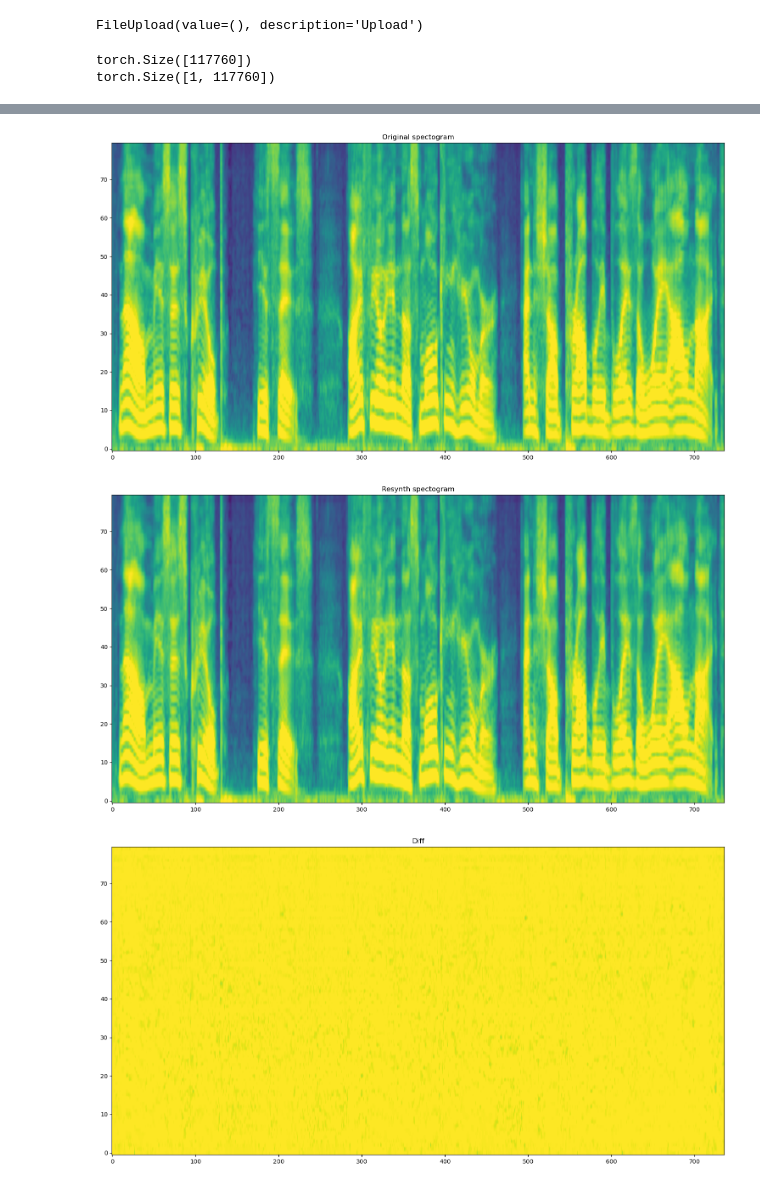
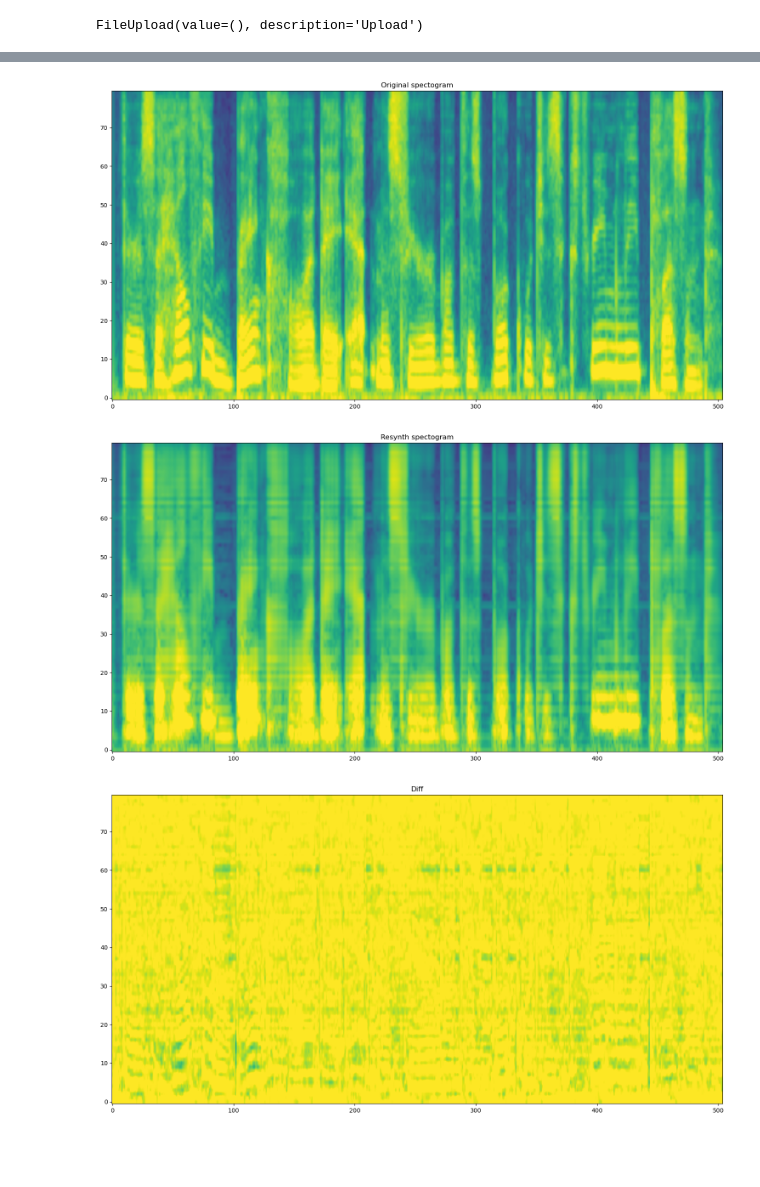
Before and after one commit to ex3ndr/supervoice-vocoder-hifigan, a Jupyter notebook: evaluate.ipynb, the cells around one changed output, grey strips where cells are left out. Saved outputs shown, nothing was run; the diff lists cells and outputs as text; code cells hidden in the pictures; blank space fills up the shorter version.

```diff
--- a/evaluate.ipynb
+++ b/evaluate.ipynb
@@ -22,8 +22,10 @@ from dataset import spectogram, load_mono_audio
 # Parameters
 device = torch.device('cpu')
 vocoder_resblock = "1"
-vocoder_upsample_rates = [5,4,4,2]
-vocoder_upsample_kernel_sizes = [11,8,8,4]
+# vocoder_upsample_rates = [5,4,4,2]
+# vocoder_upsample_kernel_sizes = [11,8,8,4]
+vocoder_upsample_rates = [8,5,3,2]
+vocoder_upsample_kernel_sizes = [16,9,5,4]
 vocoder_upsample_initial_channel = 512
 vocoder_resblock_kernel_sizes = [3,7,11]
 vocoder_resblock_dilation_sizes = [[1,3,5], [1,3,5], [1,3,5]]
@@ -32,7 +34,8 @@ vocoder_mel_fft = 1024
 vocoder_mel_hop_size = 160
 vocoder_mel_win_size = 640
 vocoder_sample_rate = 16000
-checkpoint = "./output/pre.pt"
+vocoder_output_sample_rate = 24000
+checkpoint = "./output/upscale.pt"
 
 # Device and Model
 generator = HiFiGAN(
@@ -75,6 +78,11 @@ def plot_specgram(spectrogram, title="Spectrogram"):
     axis.imshow(spectrogram, cmap="viridis", vmin=-10, vmax=0, origin="lower", aspect="auto")
     axis.set_title(title)
     plt.tight_layout()
+
+def to_input(src):
+    return resampler(vocoder_output_sample_rate, vocoder_sample_rate, src.device)(src)
+def to_output(src):
+    return resampler(vocoder_sample_rate, vocoder_output_sample_rate, src.device)(src)
 # %% [output]
 Removing weight norm...
 # %% [markdown]
@@ -89,30 +97,28 @@ FileUpload(value=(), description='Upload')
 # %%
 # Load
 if len(upload.value) == 1:
     with open("eval_vocoder.out", "w+b") as i:
         i.write(upload.value[0].content)
-    test = load_mono_audio("eval_vocoder.out", vocoder_sample_rate)
+    test = load_mono_audio("eval_vocoder.out", vocoder_output_sample_rate)
 else:
-    test = load_mono_audio("./external_datasets/libritts-r/dev-other/1650/157641/1650_157641_000006_000002.wav", vocoder_sample_rate)
-spec = spectogram(test, vocoder_mel_fft, vocoder_mel_n, vocoder_mel_hop_size, vocoder_mel_win_size, vocoder_sample_rate)
+    test = load_mono_audio("./external_datasets/libritts-r/dev-clean/1272/128104/1272_128104_000003_000000.wav", vocoder_output_sample_rate)
+spec = spectogram(to_input(test), vocoder_mel_fft, vocoder_mel_n, vocoder_mel_hop_size, vocoder_mel_win_size, vocoder_sample_rate)
 
 # Generate
 resynth = generator(spec.unsqueeze(0).to(device)).detach().cpu().squeeze(0)
-resynth_spec = spectogram(resynth, vocoder_mel_fft, vocoder_mel_n, vocoder_mel_hop_size, vocoder_mel_win_size, vocoder_sample_rate).squeeze(0)
+resynth_spec = spectogram(to_input(resynth), vocoder_mel_fft, vocoder_mel_n, vocoder_mel_hop_size, vocoder_mel_win_size, vocoder_sample_rate).squeeze(0)
 
 # Source
 plot_specgram(spec, title="Original spectogram")
 plot_specgram(resynth_spec, title="Resynth spectogram")
 plot_specgram(spec - resynth_spec, title="Diff")
-plot_waveform(test.unsqueeze(0),xlim=(0,len(test) / vocoder_sample_rate))
-plot_waveform(resynth,xlim=(0,len(test) / vocoder_sample_rate))
-display(Audio(data=test, rate=vocoder_sample_rate))
-display(Audio(data=resynth, rate=vocoder_sample_rate))
+plot_waveform(test.unsqueeze(0),xlim=(0,len(test) / vocoder_output_sample_rate))
+plot_waveform(resynth,xlim=(0,len(test) / vocoder_output_sample_rate))
+display(Audio(data=test, rate=vocoder_output_sample_rate))
+display(Audio(data=resynth, rate=vocoder_output_sample_rate))
 # %% [output]
-torch.Size([117760])
-torch.Size([1, 117760])
 [interactive output not drawn]
 [interactive output not drawn]
-[figure, old version]
+[figure, new version]
-[figure, old version]
+[figure, new version]
-[figure, old version]
+[figure, new version]
```
Also changed, not shown: parts of 2 cells of this notebook, 8 other files.
